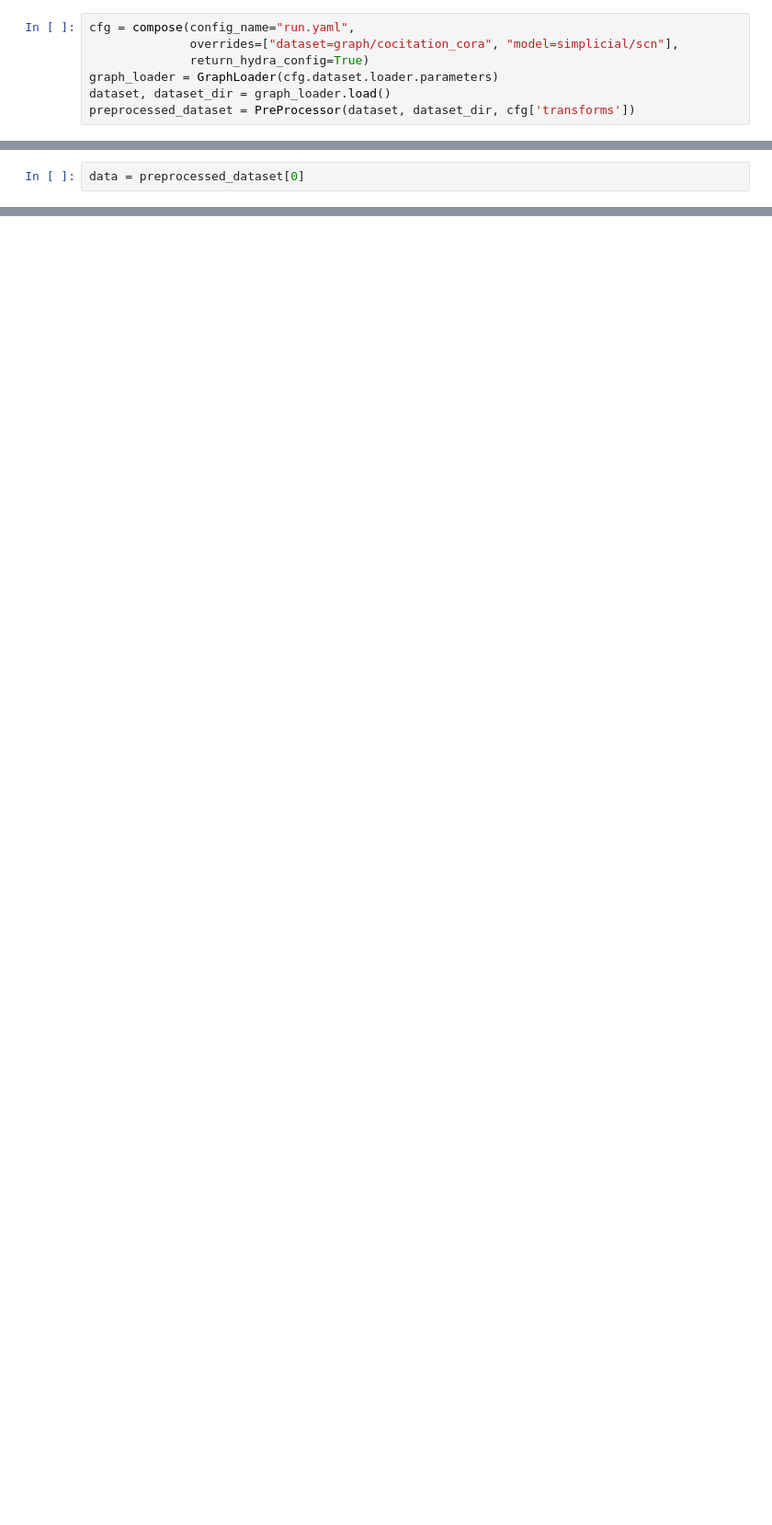
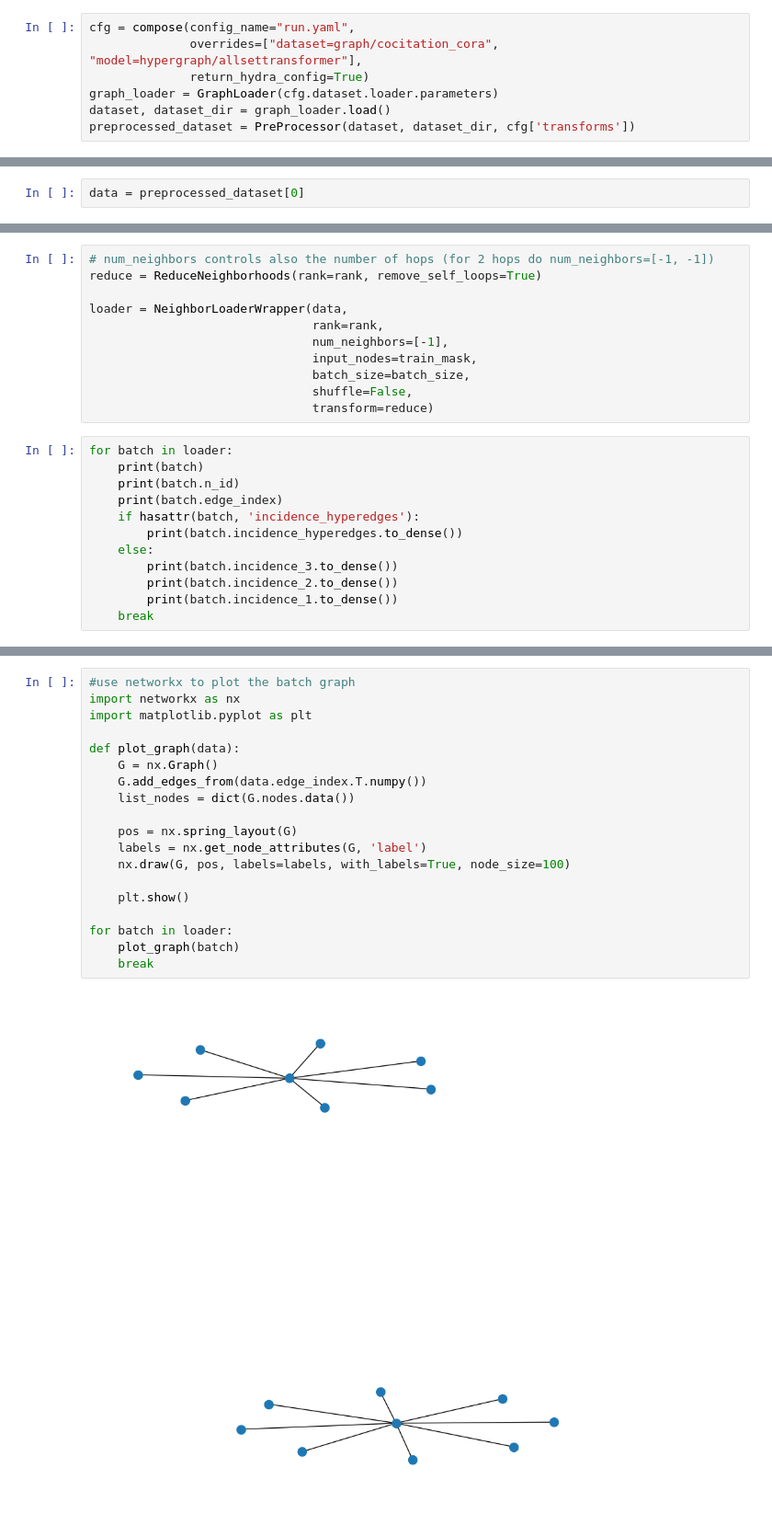
Before and after one commit to geometric-intelligence/TopoBenchmark, a Jupyter notebook: tutorials/batching.ipynb, the cells around one changed output, grey strips where cells are left out. Shown at 92% size. Saved outputs shown, nothing was run; the diff lists cells and outputs as text; blank space fills up the shorter version.

Commit message:
Marco - added batching functions

```diff
--- a/tutorials/batching.ipynb
+++ b/tutorials/batching.ipynb
@@ -33,7 +33,7 @@ Will assume defaults for version 1.1
 hydra.initialize()
 # %%
 cfg = compose(config_name="run.yaml",
-              overrides=["dataset=graph/cocitation_cora", "model=simplicial/scn"],
+              overrides=["dataset=graph/cocitation_cora", "model=hypergraph/allsettransformer"],
               return_hydra_config=True)
 graph_loader = GraphLoader(cfg.dataset.loader.parameters)
 dataset, dataset_dir = graph_loader.load()
@@ -65,0 +410,23 @@ data.keys()
+# %%
+# num_neighbors controls also the number of hops (for 2 hops do num_neighbors=[-1, -1])
+reduce = ReduceNeighborhoods(rank=rank, remove_self_loops=True)
+
+loader = NeighborLoaderWrapper(data,
+                               rank=rank,
+                               num_neighbors=[-1],
+                               input_nodes=train_mask,
+                               batch_size=batch_size,
+                               shuffle=False,
+                               transform=reduce)
+# %%
+for batch in loader:
+    print(batch)
+    print(batch.n_id)
+    print(batch.edge_index)
+    if hasattr(batch, 'incidence_hyperedges'):
+        print(batch.incidence_hyperedges.to_dense())
+    else:
+        print(batch.incidence_3.to_dense())
+        print(batch.incidence_2.to_dense())
+        print(batch.incidence_1.to_dense())
+    break
@@ -65,0 +446,21 @@ data.keys()
+# %%
+#use networkx to plot the batch graph
+import networkx as nx
+import matplotlib.pyplot as plt
+
+def plot_graph(data):
+    G = nx.Graph()
+    G.add_edges_from(data.edge_index.T.numpy())
+    list_nodes = dict(G.nodes.data())
+
+    pos = nx.spring_layout(G)
+    labels = nx.get_node_attributes(G, 'label')
+    nx.draw(G, pos, labels=labels, with_labels=True, node_size=100)
+
+    plt.show()
+
+for batch in loader:
+    plot_graph(batch)
+    break
+# %% [output]
+[figure, added]
```
Also changed, not shown: parts of 13 cells of this notebook.
